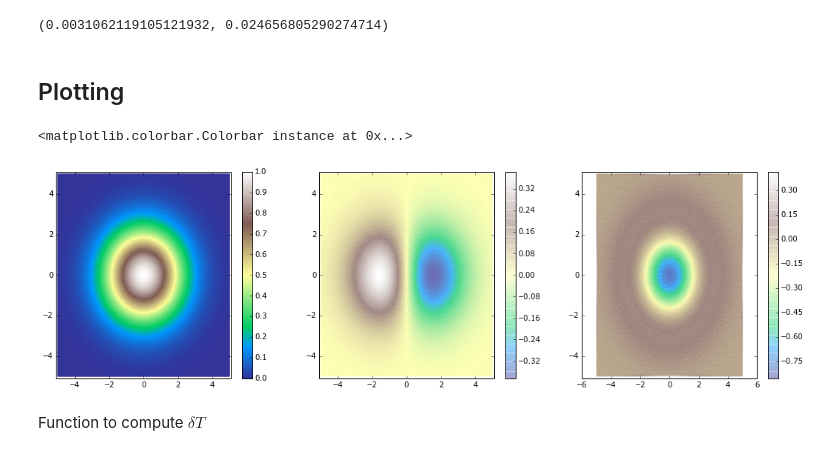
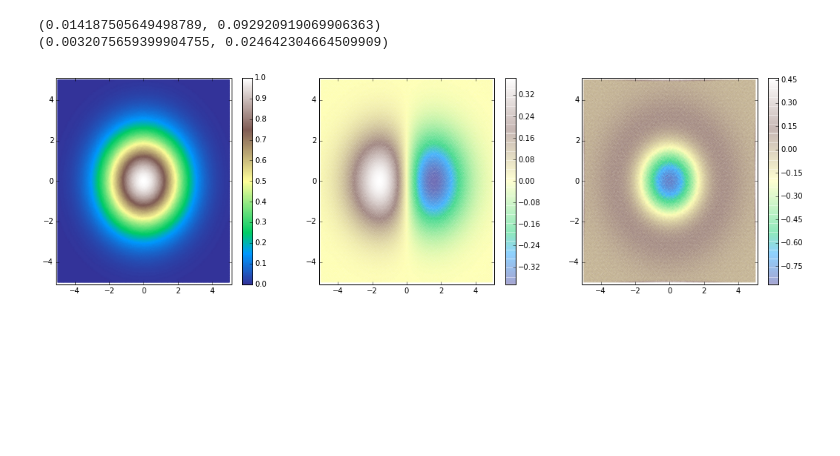
Before and after one commit to lmoresi/badlands_lethe, a Jupyter notebook: Notebooks/Example2-derivatives.ipynb, the cells around one changed output. Saved outputs shown, nothing was run; the diff lists cells and outputs as text; code cells hidden in the pictures; blank space fills up the shorter version.

```diff
--- a/Notebooks/Example2-derivatives.ipynb
+++ b/Notebooks/Example2-derivatives.ipynb
@@ -32,5 +34,7 @@ mesh5 = TreMesh(x5, y5, bmask, verbose=True)
-# %%
-mesh5.assess_derivative_quality()
-# %% [output]
-(0.0031062119105121932, 0.024656805290274714)
+# %%
+print mesh1.assess_derivative_quality()
+print mesh5.assess_derivative_quality()
+# %% [output]
+(0.014187505649498789, 0.092920919069906363)
+(0.0032075659399904755, 0.024642304664509909)
 # %%
@@ -39,36 +44,32 @@ gradXz5, gradYz5 = mesh5.delaunay_grad(z5)
 gradXz5[inverse_bmask] = 0.0
 gradYz5[inverse_bmask] = 0.0
 divgradz5 = mesh5.delaunay_div(gradXz5, gradYz5)
-# %% [markdown]
-## Plotting
 # %%
 import matplotlib.pyplot as plt
 from matplotlib import cm
 
 
 fig, (plot1, plot2, plot3) = plt.subplots(1,3)
 fig.set_size_inches(18,5)
 fig.set_dpi(300)
 
 plot1.set_xlim(-5.1, 5.1)
 plot1.set_ylim(-5.1, 5.1)
 plot2.set_xlim(-5.1, 5.1)
 plot2.set_ylim(-5.1, 5.1)
+plot3.set_xlim(-5.1, 5.1)
 plot3.set_ylim(-5.1, 5.1)
 
 sm1 = mesh5.add_node_data_to_plot(plot1, z5, cmap=cm.terrain, shading="gouraud")
 fig.colorbar(sm1, ax=plot1)
 
 sm2 = mesh5.add_node_data_to_plot(plot2, gradXz5, cmap=cm.terrain, shading="gouraud", alpha=0.25)
 fig.colorbar(sm2, ax=plot2)
 
 sm3 = mesh5.add_node_data_to_plot(plot3, divgradz5, cmap=cm.terrain, shading="gouraud", alpha=0.25, linewidth=1)
 fig.colorbar(sm3, ax=plot3)
 
 # plt.show()
-# fig.savefig("TestGradient.png", dpi=600)
+fig.savefig("TestGradient.png", dpi=600)
 # %% [output]
-<matplotlib.colorbar.Colorbar instance at 0x...>
-[figure, old version]
+[figure, new version]
-# %% [markdown]
-Function to compute $\delta T$
```
Also changed, not shown: parts of 9 cells of this notebook, 10 other files.
